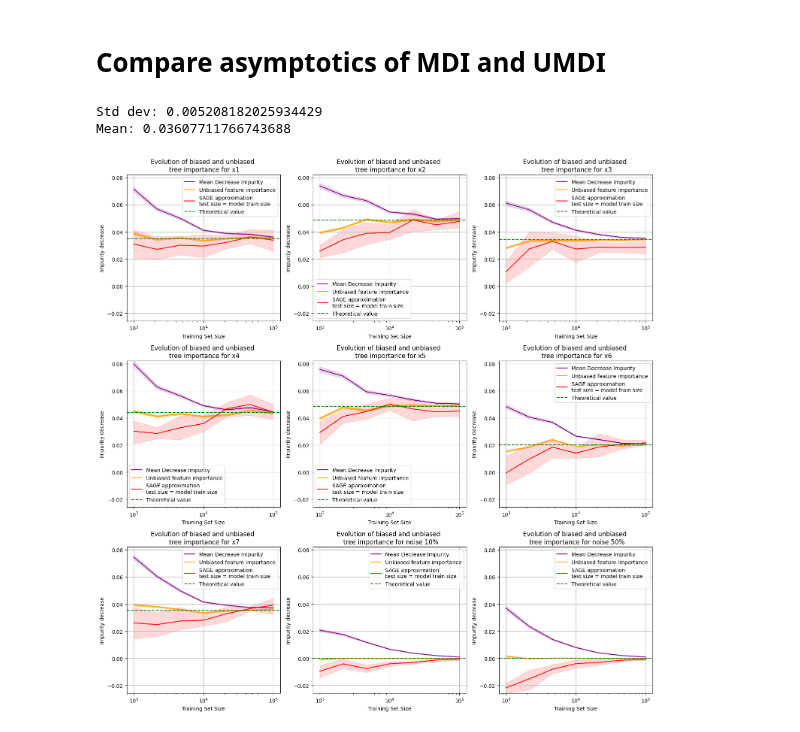
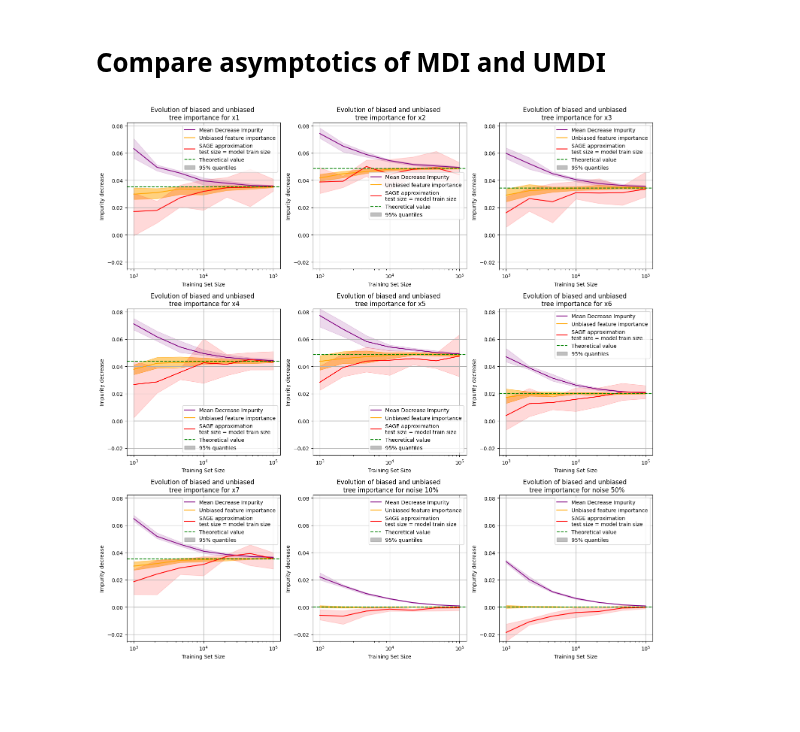
Before and after one commit to GaetandeCast/Internship, a Jupyter notebook: shapley_value_comparison/noised_led_experiment.ipynb, the cells around one changed output. Saved outputs shown, nothing was run; the diff lists cells and outputs as text; code cells hidden in the pictures; blank space fills up the shorter version.

```diff
--- a/shapley_value_comparison/noised_led_experiment.ipynb
+++ b/shapley_value_comparison/noised_led_experiment.ipynb
@@ -225,10 +209,3 @@ for train_size_idx, n_samples in enumerate(train_sizes_largest):
-# %%
-mdi_vals = mdi_large_res[train_size_idx, :, 0]
-print("Std dev:", np.std(mdi_vals))
-print("Mean:", np.mean(mdi_vals))
-# %% [output]
-Std dev: 0.005208182025934429
-Mean: 0.03607711766743688
 # %%
 mean_mdi = np.zeros((len(train_sizes_largest), len(feature_names)))
 quantiles_mdi = np.zeros((len(train_sizes_largest), len(feature_names), 2))
@@ -237,20 +214,13 @@ quantiles_umdi = np.zeros((len(train_sizes_largest), len(feature_names), 2))
 mean_sage = np.zeros((len(train_sizes_largest), len(feature_names)))
 quantiles_sage = np.zeros((len(train_sizes_largest), len(feature_names), 2))
 
-
 for train_size_idx in range(len(train_sizes_largest)):
-    for feat_idx in range(len(feature_names)):
-        mean_mdi[train_size_idx, feat_idx] = mdi_large_res[train_size_idx, :, feat_idx].mean()
-        mdi_bootstrap = bootstrap((mdi_large_res[train_size_idx, :, feat_idx],), np.mean, confidence_level=0.95, method="percentile", rng=train_size_idx*len(feature_names) + feat_idx)
-        quantiles_mdi[train_size_idx, feat_idx, :] = (mdi_bootstrap.confidence_interval.low, mdi_bootstrap.confidence_interval.high)
-
-        mean_umdi[train_size_idx, feat_idx] = umdi_large_res[train_size_idx, :, feat_idx].mean()
-        umdi_bootstrap = bootstrap((umdi_large_res[train_size_idx, :, feat_idx],), np.mean, confidence_level=0.95, method="percentile", rng=train_size_idx*len(feature_names) + feat_idx)
-        quantiles_umdi[train_size_idx, feat_idx, :] = (umdi_bootstrap.confidence_interval.low, umdi_bootstrap.confidence_interval.high)
-
-        mean_sage[train_size_idx, feat_idx] = sage_large_res[train_size_idx, :, feat_idx].mean()
-        sage_bootstrap = bootstrap((sage_large_res[train_size_idx, :, feat_idx],), np.mean, confidence_level=0.95, method="percentile", rng=train_size_idx*len(feature_names) + feat_idx)
-        quantiles_sage[train_size_idx, feat_idx, :] = (sage_bootstrap.confidence_interval.low, sage_bootstrap.confidence_interval.high)
+    mean_mdi[train_size_idx, :] = mdi_large_res[train_size_idx, :, :].mean(axis=0)
+    quantiles_mdi[train_size_idx, :, :] = np.quantile(mdi_large_res[train_size_idx, :, :], q=(0.025, 0.975), axis=0).T
+    mean_umdi[train_size_idx, :] = umdi_large_res[train_size_idx, :, :].mean(axis=0)
+    quantiles_umdi[train_size_idx, :, :] = np.quantile(umdi_large_res[train_size_idx, :, :], q=(0.025, 0.975), axis=0).T
+    mean_sage[train_size_idx, :] = sage_large_res[train_size_idx, :, :].mean(axis=0)
+    quantiles_sage[train_size_idx, :, :] = np.quantile(sage_large_res[train_size_idx, :, :], q=(0.025, 0.975), axis=0).T
 
 global_min = np.min([quantiles_mdi, quantiles_umdi, quantiles_sage])
 global_max = np.max([quantiles_mdi, quantiles_umdi, quantiles_sage])
@@ -269,33 +239,40 @@ for i in range(len(feature_names)):
         color='purple',
         alpha=0.15,
     )
     axs[i].plot(train_sizes_largest, mean_umdi[:, i], label="Unbiased feature importance", color='orange')
     axs[i].fill_between(
         train_sizes_largest,
         quantiles_umdi[:, i, 0],
         quantiles_umdi[:, i, 1],
         color='orange',
         alpha=0.5,
     )
     axs[i].plot(train_sizes_largest, mean_sage[:, i], label="SAGE approximation \ntest size = model train size", color='red')
     axs[i].fill_between(
         train_sizes_largest,
         quantiles_sage[:, i, 0],
         quantiles_sage[:, i, 1],
         color='red',
         alpha=0.15,
     )
     axs[i].axhline(theoretical_value[i], ls="--", label="Theoretical value", color="green")
-
+    axs[i].fill_between(
+        train_sizes_largest,
+        0,
+        0,
+        color='gray',
+        alpha=0.5,
+        label="95% quantiles"
+    )
     axs[i].set_xscale('log')
     axs[i].set_xlabel('Training Set Size')
     axs[i].set_ylabel('Impurity decrease')
     axs[i].set_title(f'Evolution of biased and unbiased \n tree importance for {feature_names[i]}')
     axs[i].grid(True)
     axs[i].legend()
 
 plt.tight_layout()
 plt.show()
 # %% [output]
-[figure, old version]
+[figure, new version]
 # %%
```
Also changed, not shown: parts of 3 cells of this notebook.
